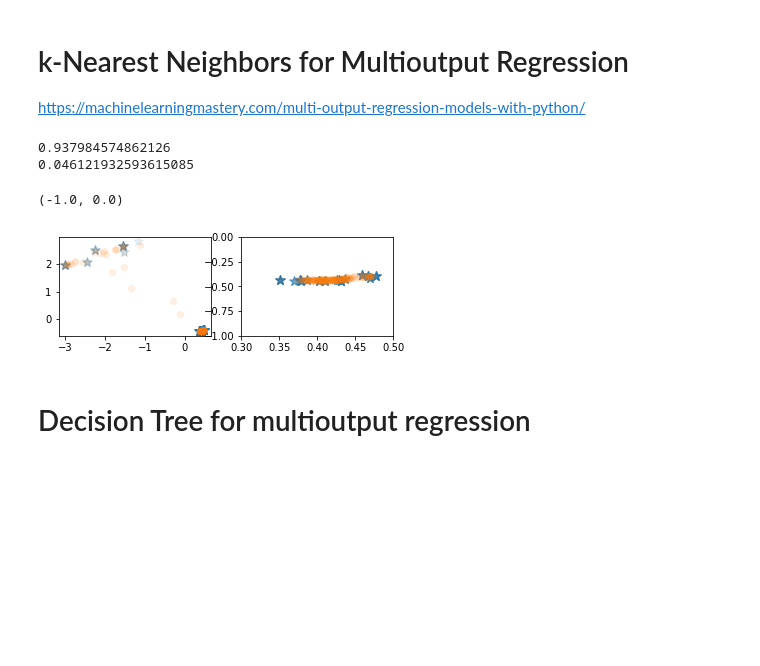
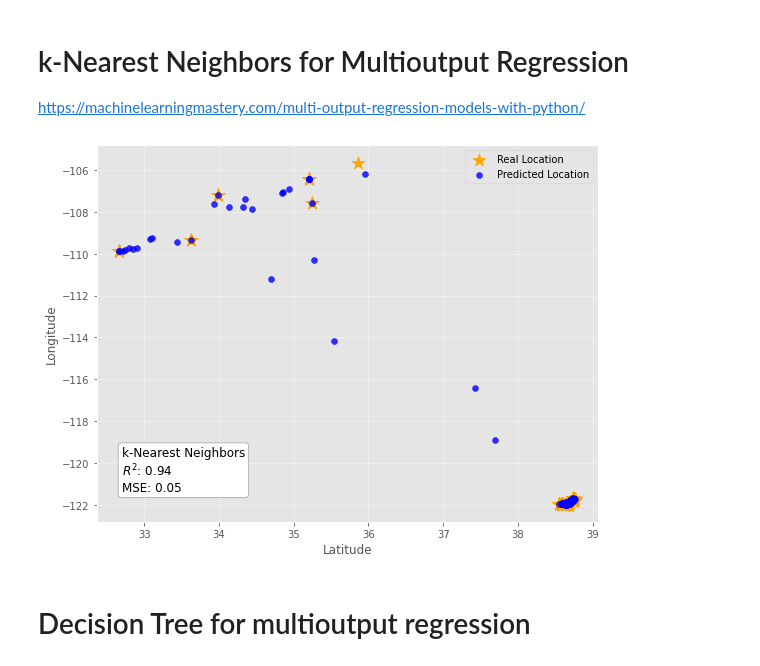
Before and after one commit to hayesrebecca/pollenGeolocation, a Jupyter notebook: 2_modelComparisons.ipynb, the cells around one changed output. Cells and saved outputs as stored; diff of their text form; code cells hidden in the pictures; blank space fills up the shorter version.

```diff
--- a/2_modelComparisons.ipynb
+++ b/2_modelComparisons.ipynb
@@ -117,35 +88,16 @@ https://machinelearningmastery.com/multi-output-regression-models-with-python/
 # %%
 # fit model
 KNR = KNeighborsRegressor(algorithm='auto', weights='distance') #slightly better when weighted by distance
 KNR = KNR.fit(X_train, y_train)
 
-preds = KNR.predict(X_test)
-#plt.scatter(y_test, preds) #should this be [:,1] for both?
-#plt.scatter(y_test[:,1], preds[:,1])
+preds_knr = KNR.predict(X_test)
 
-#use scikit-learn scorer
-print(r2_score(y_test,preds))
-print(mean_squared_error(y_test,preds))
+KNR_rsq = r2_score(y_test,preds_knr)
+KNR_mse = mean_squared_error(y_test,preds_knr)
 
-KNR_rsq = r2_score(y_test,preds)
-KNR_mse = mean_squared_error(y_test,preds)
-
-y_test_split = np.hsplit(y_test, 2)
-preds = np.hsplit(preds, 2)
-
-plt.subplot(2,2,1)
-plt.scatter(y_test_split[0], y_test_split[1], marker='*', alpha=0.1, s=100)
-plt.scatter(preds[0], preds[1], alpha=0.1)
-plt.subplot(2,2,2)
-plt.scatter(y_test_split[0], y_test_split[1], marker='*', alpha=0.1, s=100)
-plt.scatter(preds[0], preds[1], alpha=0.1)
-plt.xlim(0.3,0.5)
-plt.ylim(-1,0)
+plot_test_preds(y_test, preds_knr, sc_y, "k-Nearest Neighbors")
 # %% [output]
-0.937984574862126
-0.046121932593615085
-(-1.0, 0.0)
-[figure, old version]
+[figure, new version]
 # %% [markdown]
 # Decision Tree for multioutput regression
 # %%
```
Also changed, not shown: parts of 23 cells of this notebook.
